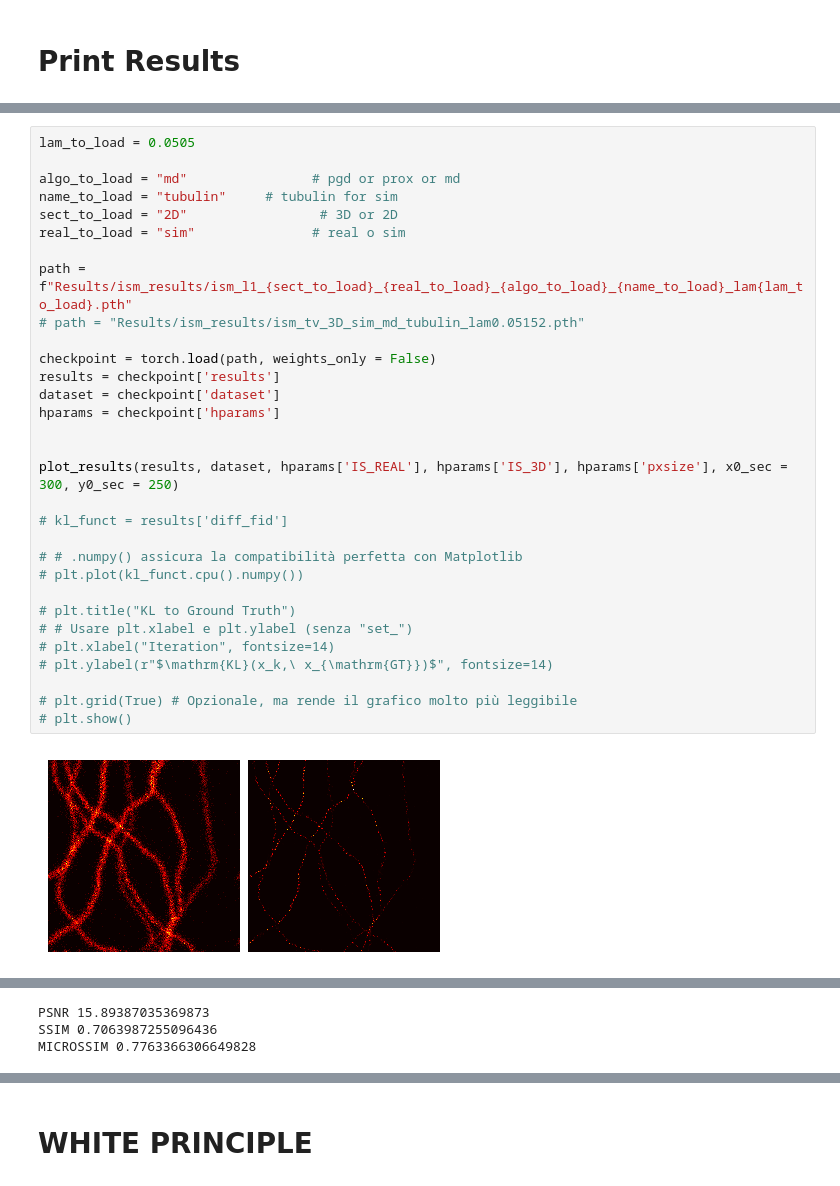
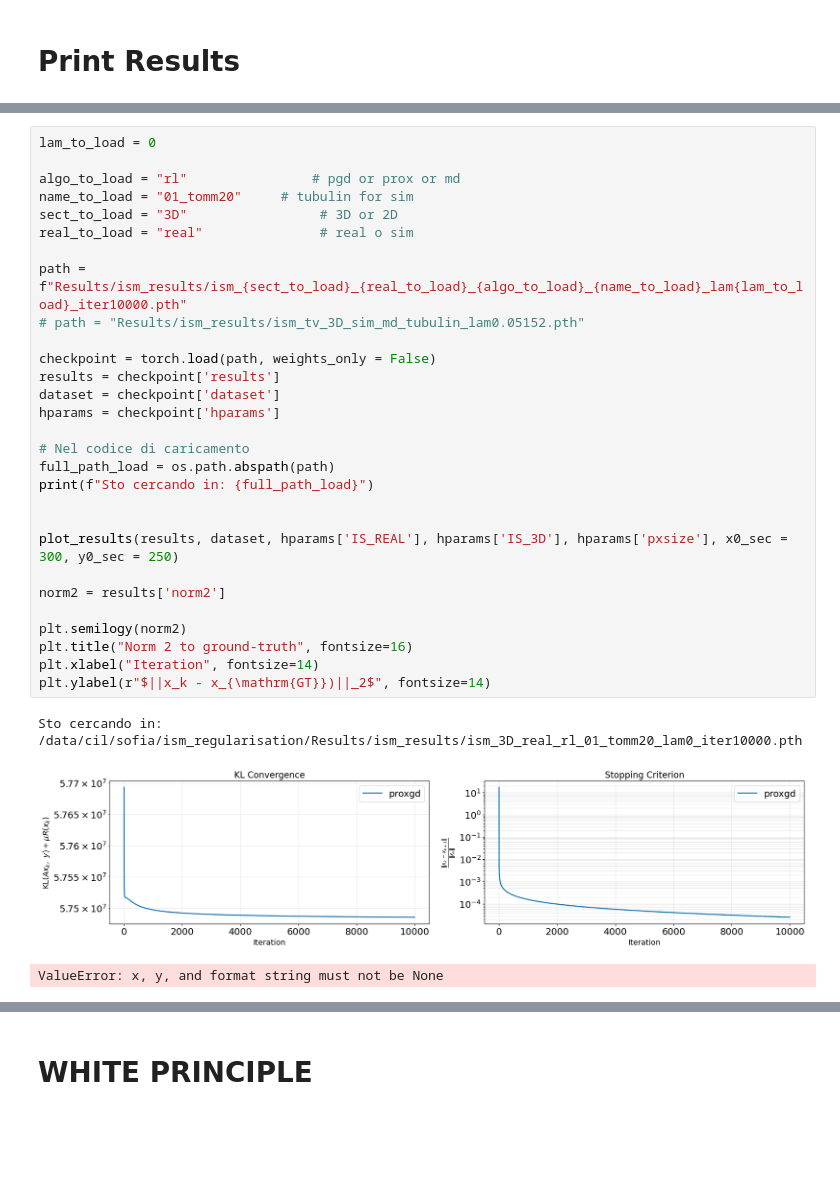
Before and after one commit to sofiaagostoni/ism_regularisation, a Jupyter notebook: results_ism.ipynb, the cells around one changed output, grey strips where cells are left out. Drawn from its saved outputs; the diff is of its cells as text; blank space fills up the shorter version.

```diff
--- a/results_ism.ipynb
+++ b/results_ism.ipynb
@@ -20,35 +23,35 @@ device = torch.device("cuda:1" if torch.cuda.is_available() else "cpu")
 # %% [output]
 Using device: cuda
 # %%
-lam_to_load = 0.0505
+lam_to_load = 0
 
-algo_to_load = "md"                # pgd or prox or md
-name_to_load = "tubulin"     # tubulin for sim
-sect_to_load = "2D"                 # 3D or 2D
-real_to_load = "sim"               # real o sim
+algo_to_load = "rl"                # pgd or prox or md
+name_to_load = "01_tomm20"     # tubulin for sim
+sect_to_load = "3D"                 # 3D or 2D
+real_to_load = "real"               # real o sim
 
-path = f"Results/ism_results/ism_l1_{sect_to_load}_{real_to_load}_{algo_to_load}_{name_to_load}_lam{lam_to_load}.pth"
+path = f"Results/ism_results/ism_{sect_to_load}_{real_to_load}_{algo_to_load}_{name_to_load}_lam{lam_to_load}_iter10000.pth"
 # path = "Results/ism_results/ism_tv_3D_sim_md_tubulin_lam0.05152.pth"
 
 checkpoint = torch.load(path, weights_only = False)
 results = checkpoint['results']
 dataset = checkpoint['dataset']
 hparams = checkpoint['hparams']
 
+# Nel codice di caricamento
+full_path_load = os.path.abspath(path)
+print(f"Sto cercando in: {full_path_load}")
+
 
 plot_results(results, dataset, hparams['IS_REAL'], hparams['IS_3D'], hparams['pxsize'], x0_sec = 300, y0_sec = 250)
 
-# kl_funct = results['diff_fid']
+norm2 = results['norm2']
 
-# # .numpy() assicura la compatibilità perfetta con Matplotlib
-# plt.plot(kl_funct.cpu().numpy())
-
-# plt.title("KL to Ground Truth")
-# # Usare plt.xlabel e plt.ylabel (senza "set_")
-# plt.xlabel("Iteration", fontsize=14)
-# plt.ylabel(r"$\mathrm{KL}(x_k,\ x_{\mathrm{GT}})$", fontsize=14)
-
-# plt.grid(True) # Opzionale, ma rende il grafico molto più leggibile
-# plt.show()
+plt.semilogy(norm2)
+plt.title("Norm 2 to ground-truth", fontsize=16)
+plt.xlabel("Iteration", fontsize=14)
+plt.ylabel(r"$||x_k - x_{\mathrm{GT}})||_2$", fontsize=14)
 # %% [output]
+Sto cercando in: /data/cil/sofia/ism_regularisation/Results/ism_results/ism_3D_real_rl_01_tomm20_lam0_iter10000.pth
-[figure, old version]
+[figure, new version]
+ValueError: x, y, and format string must not be None
@@ -59,3 +58,0 @@ plot_results(results, dataset, hparams['IS_REAL'], hparams['IS_3D'], hparams['px
-PSNR 15.89387035369873
-SSIM 0.7063987255096436
-MICROSSIM 0.7763366306649828
```
Also changed, not shown: parts of 23 cells of this notebook, 9 other files.
